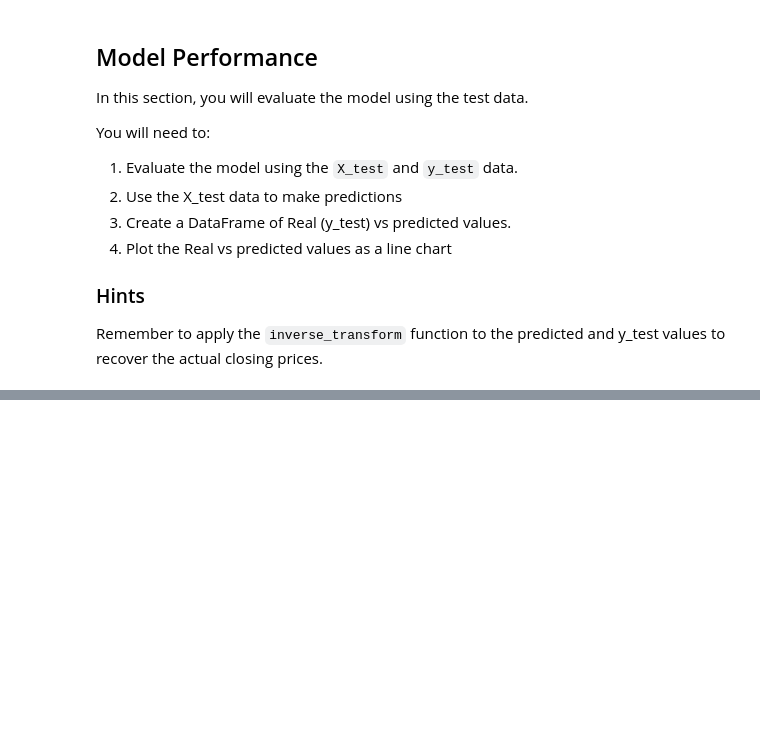
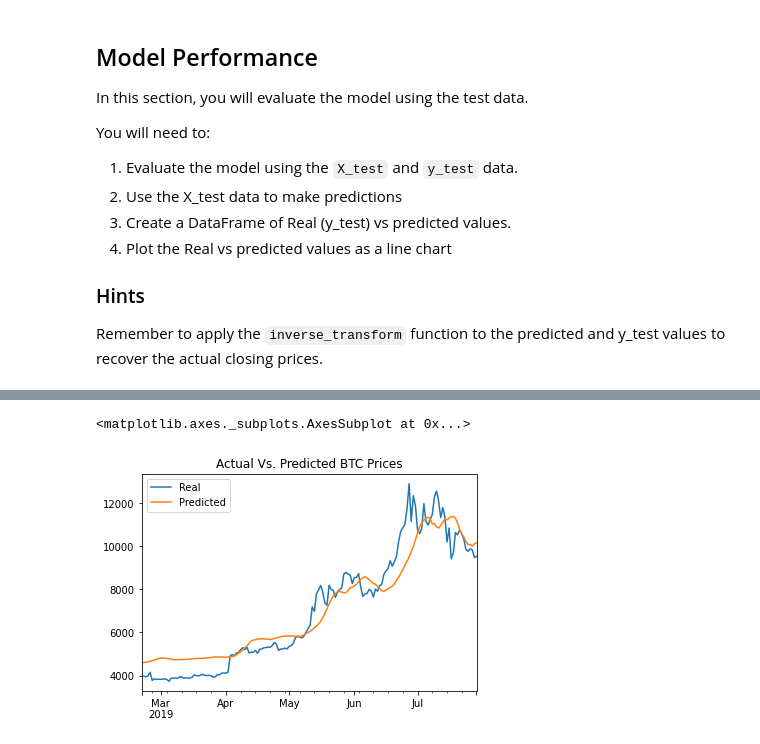
Before and after one commit to hammer888-tech/Homework-Deep_Learning, a Jupyter notebook: lstm_stock_predictor_closing.ipynb, the cells around one changed output, grey strips where cells are left out. Cells and saved outputs as stored; diff of their text form; code cells hidden in the pictures; blank space fills up the shorter version.

```diff
--- a/lstm_stock_predictor_closing.ipynb
+++ b/lstm_stock_predictor_closing.ipynb
@@ -260,4 +327,4 @@ stocks.head()
 # %%
 # Plot the real vs predicted values as a line chart
-# YOUR CODE HERE!
+stocks.plot(title="Actual Vs. Predicted BTC Prices")
 # %% [output]
@@ -264,0 +331,2 @@ stocks.head()
+<matplotlib.axes._subplots.AxesSubplot at 0x...>
+[figure, added]
```
Also changed, not shown: parts of 14 cells of this notebook.
